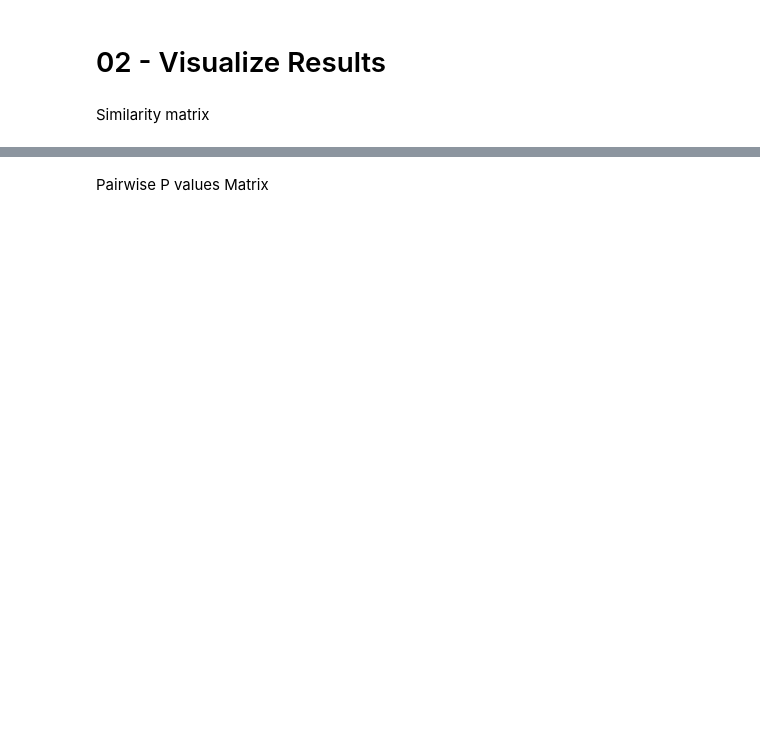
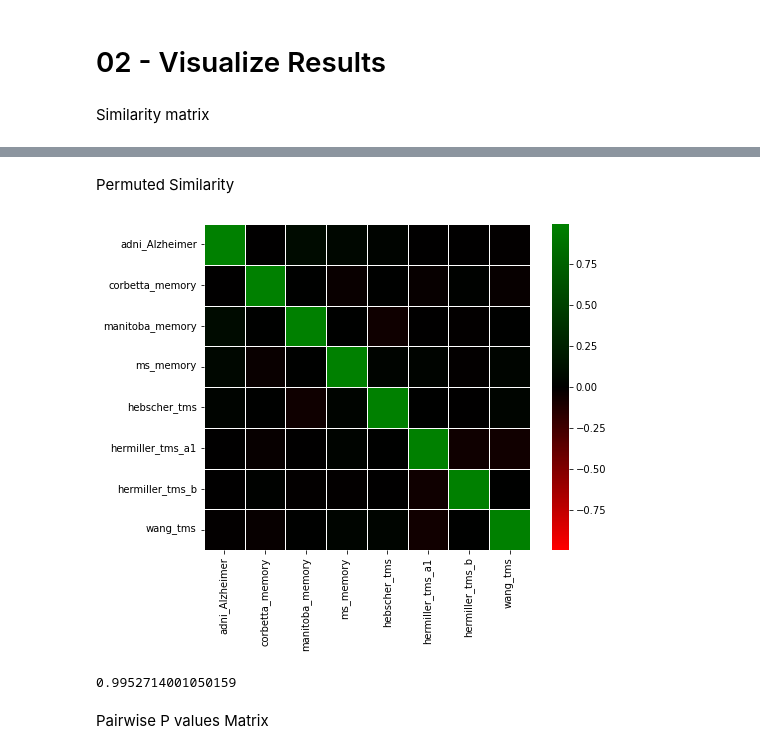
Before and after one commit to Calvinwhow/calvin_utils_project, a Jupyter notebook: notebooks/neuroimaging_notebooks/convergent_causal_mapping/02_converge_on_network.ipynb, the cells around one changed output, grey strips where cells are left out. Drawn from its saved outputs; the diff is of its cells as text; code cells hidden in the pictures; blank space fills up the shorter version.

```diff
--- a/notebooks/neuroimaging_notebooks/convergent_causal_mapping/02_converge_on_network.ipynb
+++ b/notebooks/neuroimaging_notebooks/convergent_causal_mapping/02_converge_on_network.ipynb
@@ -49,3 +71,12 @@ correlation_analysis.matrix_heatmap(correlation_analysis.original_similarity_mat
+# %% [markdown]
+Permuted Similarity
+# %%
+import numpy as np
+avg_sim_mx = np.mean(correlation_analysis.permuted_similarity_tensor, axis=0)
+correlation_analysis.matrix_heatmap(avg_sim_mx, type='similarity', output_path=out_dir+'/permuted_similarity_matrix.svg', limit=limit)
+# %% [output]
+[figure, added]
+0.9952714001050159
 # %% [markdown]
 Pairwise P values Matrix
 # %%
```
Also changed, not shown: parts of 10 cells of this notebook, 15 other files.
